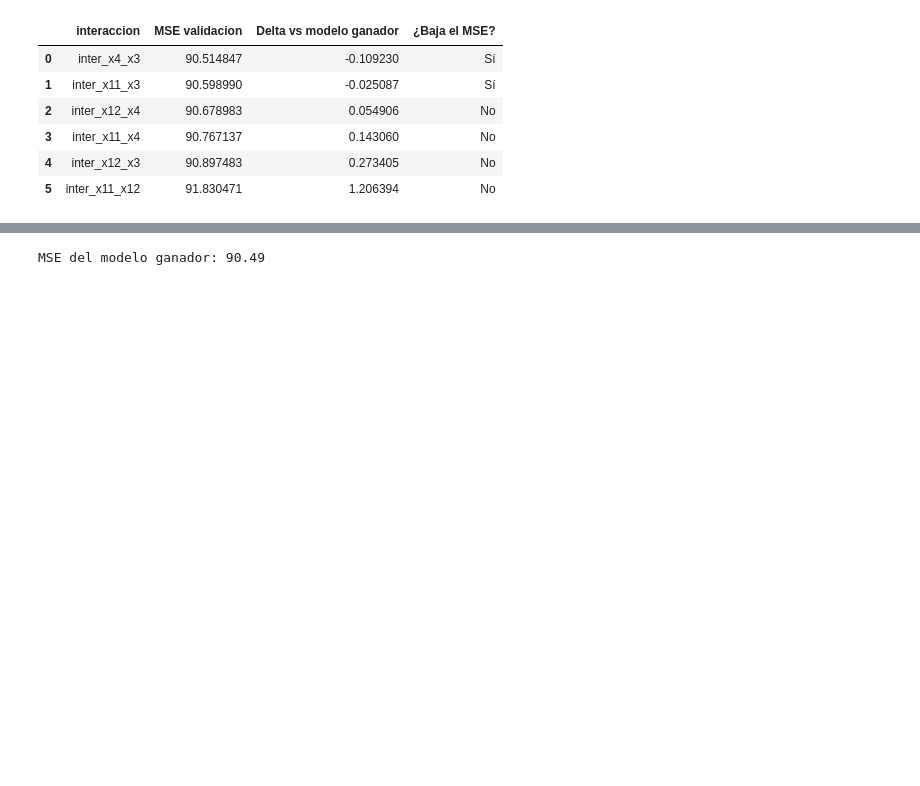
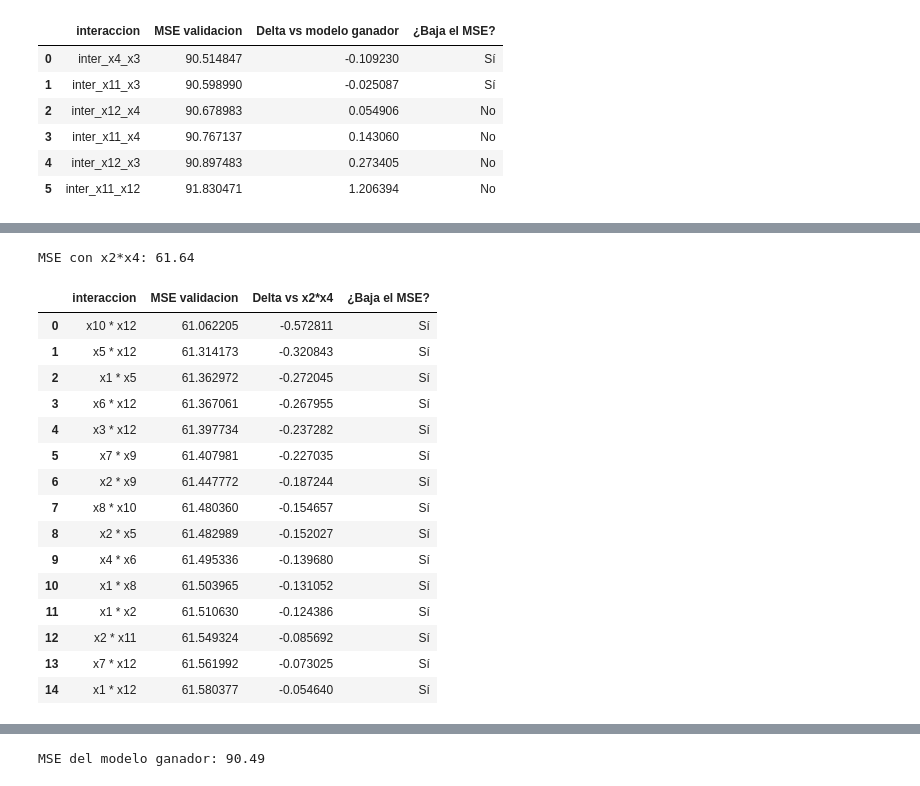
Before and after one commit to nasaul/mineria_datos, a Jupyter notebook: tareas/tarea_01_aproximacion_funcion.ipynb, the cells around one changed output, grey strips where cells are left out. Cells and saved outputs as stored; diff of their text form; code cells hidden in the pictures; blank space fills up the shorter version.

```diff
--- a/tareas/tarea_01_aproximacion_funcion.ipynb
+++ b/tareas/tarea_01_aproximacion_funcion.ipynb
@@ -673,0 +733,51 @@ inter_x4_x3: MSE = 90.51 | ¿baja? Sí
+# %%
+# Segunda ronda: agregamos x2*x4 y volvemos a probar las demás interacciones.
+MI_MODELO_INTERACCION_MEJORADO = {
+    **MI_MODELO_GANADOR,
+    "inter_x2_x4": lambda d: d["x2"] * d["x4"],
+}
+
+_, mse_modelo_interaccion_mejorado, _, _ = ajusta(MI_MODELO_INTERACCION_MEJORADO)
+resultados_segunda_ronda = []
+
+for variable_a, variable_b in combinations(VARIABLES, 2):
+    nombre = f"inter_{variable_a}_{variable_b}"
+    if nombre == "inter_x2_x4":
+        continue
+
+    interaccion = lambda d, a=variable_a, b=variable_b: d[a] * d[b]
+    columnas_modelo = {**MI_MODELO_INTERACCION_MEJORADO, nombre: interaccion}
+    _, mse_interaccion, _, _ = ajusta(columnas_modelo)
+    resultados_segunda_ronda.append({
+        "interaccion": f"{variable_a} * {variable_b}",
+        "MSE validacion": mse_interaccion,
+        "Delta vs x2*x4": mse_interaccion - mse_modelo_interaccion_mejorado,
+        "¿Baja el MSE?": "Sí" if mse_interaccion < mse_modelo_interaccion_mejorado else "No",
+    })
+
+tabla_segunda_ronda = (
+    pd.DataFrame(resultados_segunda_ronda)
+    .sort_values("MSE validacion")
+    .reset_index(drop=True)
+)
+
+print(f"MSE con x2*x4: {mse_modelo_interaccion_mejorado:.2f}")
+display(tabla_segunda_ronda.head(15))
+# %% [output]
+MSE con x2*x4: 61.64
+|  | interaccion | MSE validacion | Delta vs x2*x4 | ¿Baja el MSE? |
+| 0 | x10 * x12 | 61.062205 | -0.572811 | Sí |
+| 1 | x5 * x12 | 61.314173 | -0.320843 | Sí |
+| 2 | x1 * x5 | 61.362972 | -0.272045 | Sí |
+| 3 | x6 * x12 | 61.367061 | -0.267955 | Sí |
+| 4 | x3 * x12 | 61.397734 | -0.237282 | Sí |
+| 5 | x7 * x9 | 61.407981 | -0.227035 | Sí |
+| 6 | x2 * x9 | 61.447772 | -0.187244 | Sí |
+| 7 | x8 * x10 | 61.480360 | -0.154657 | Sí |
+| 8 | x2 * x5 | 61.482989 | -0.152027 | Sí |
+| 9 | x4 * x6 | 61.495336 | -0.139680 | Sí |
+| 10 | x1 * x8 | 61.503965 | -0.131052 | Sí |
+| 11 | x1 * x2 | 61.510630 | -0.124386 | Sí |
+| 12 | x2 * x11 | 61.549324 | -0.085692 | Sí |
+| 13 | x7 * x12 | 61.561992 | -0.073025 | Sí |
+| 14 | x1 * x12 | 61.580377 | -0.054640 | Sí |
```
Also changed, not shown: parts of 5 cells of this notebook, 1 other file.
